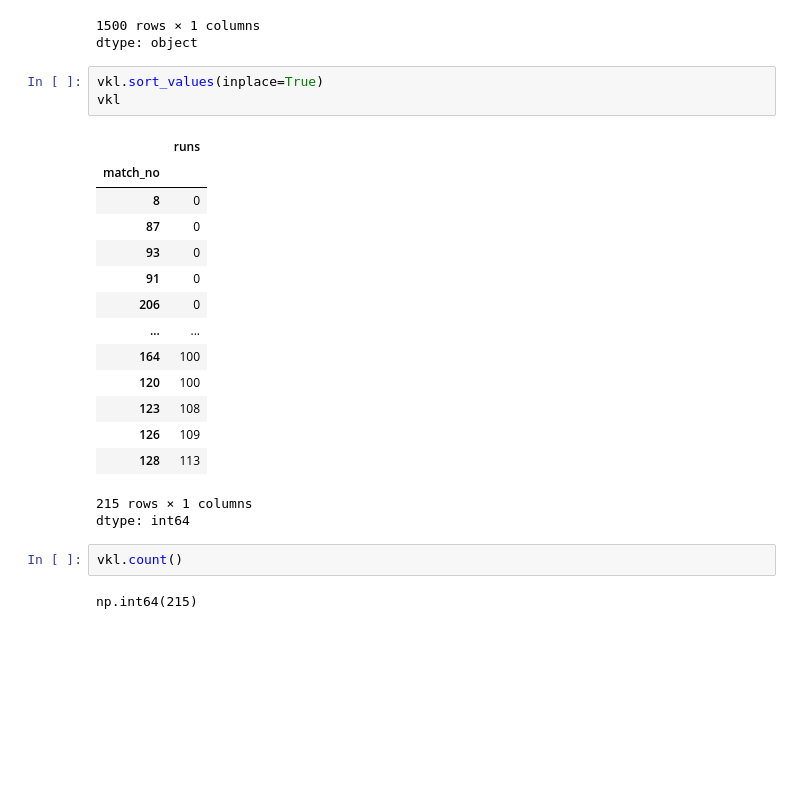
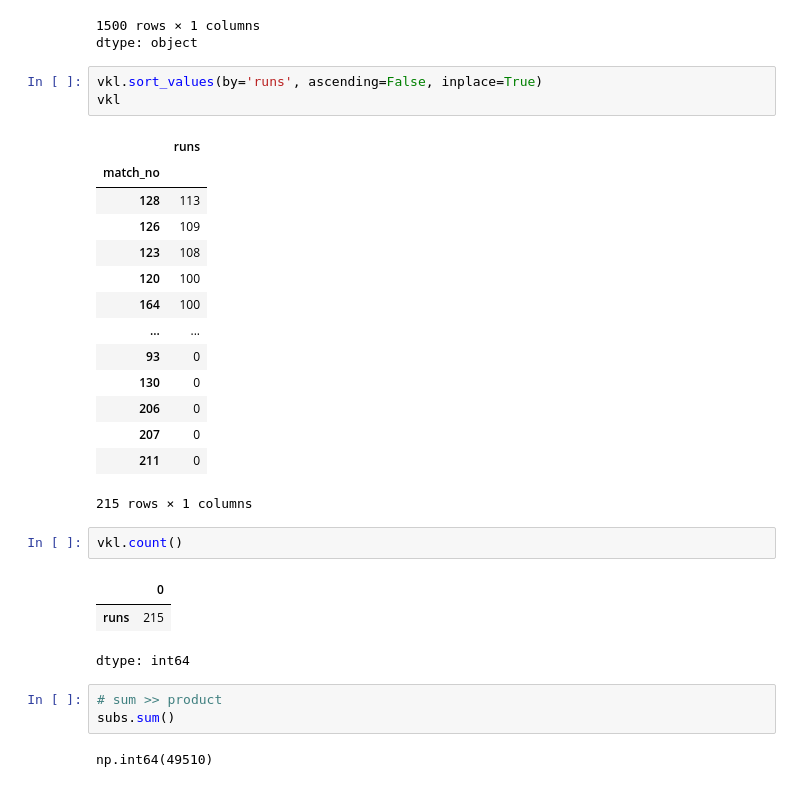
Before and after one commit to Tdeflash12/AI-ML, a Jupyter notebook: pandas.ipynb, the cells around one changed output. Saved outputs shown, nothing was run; the diff lists cells and outputs as text; blank space fills up the shorter version.

```diff
--- a/pandas.ipynb
+++ b/pandas.ipynb
@@ -294,25 +280,31 @@ movies
 1500 rows × 1 columns
 dtype: object
 # %%
-vkl.sort_values(inplace=True)
+vkl.sort_values(by='runs', ascending=False, inplace=True)
 vkl
 # %% [output]
 |  | runs |
 | match_no |  |
-| 8 | 0 |
-| 87 | 0 |
+| 128 | 113 |
+| 126 | 109 |
+| 123 | 108 |
+| 120 | 100 |
+| 164 | 100 |
+| ... | ... |
 | 93 | 0 |
-| 91 | 0 |
+| 130 | 0 |
 | 206 | 0 |
-| ... | ... |
-| 164 | 100 |
-| 120 | 100 |
-| 123 | 108 |
-| 126 | 109 |
-| 128 | 113 |
+| 207 | 0 |
+| 211 | 0 |
 215 rows × 1 columns
-dtype: int64
 # %%
 vkl.count()
 # %% [output]
+|  | 0 |
+| runs | 215 |
-np.int64(215)
+dtype: int64
+# %%
+# sum >> product
+subs.sum()
+# %% [output]
+np.int64(49510)
```
Also changed, not shown: parts of 41 cells of this notebook.
